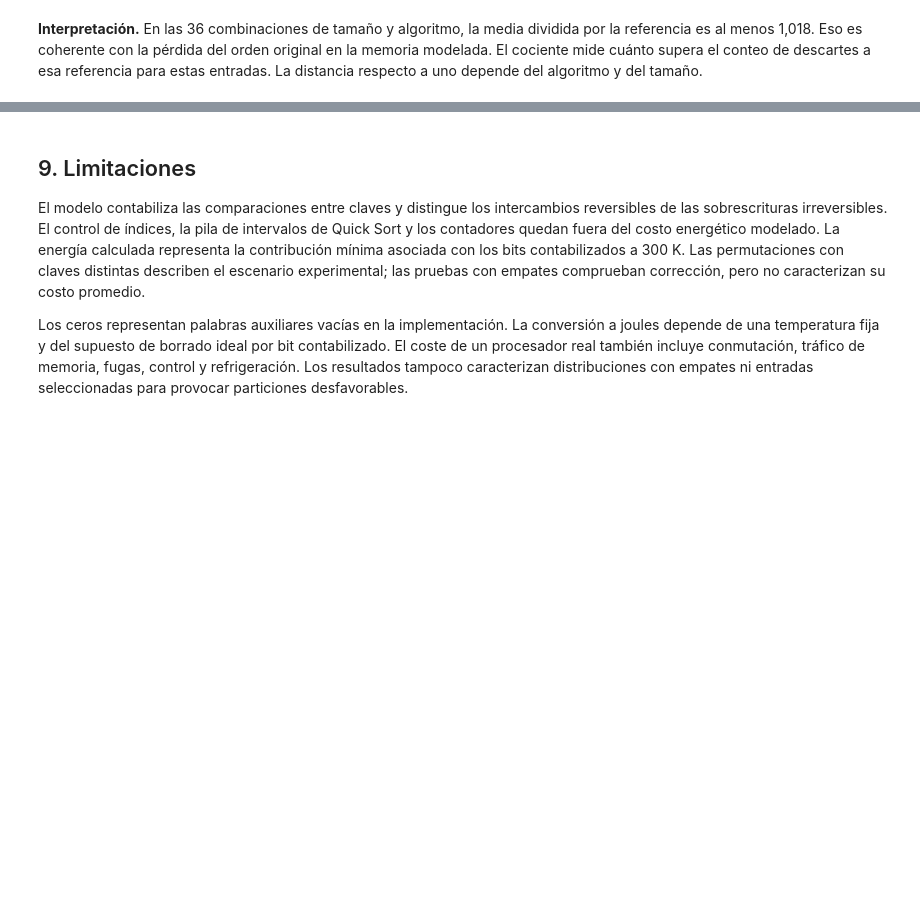
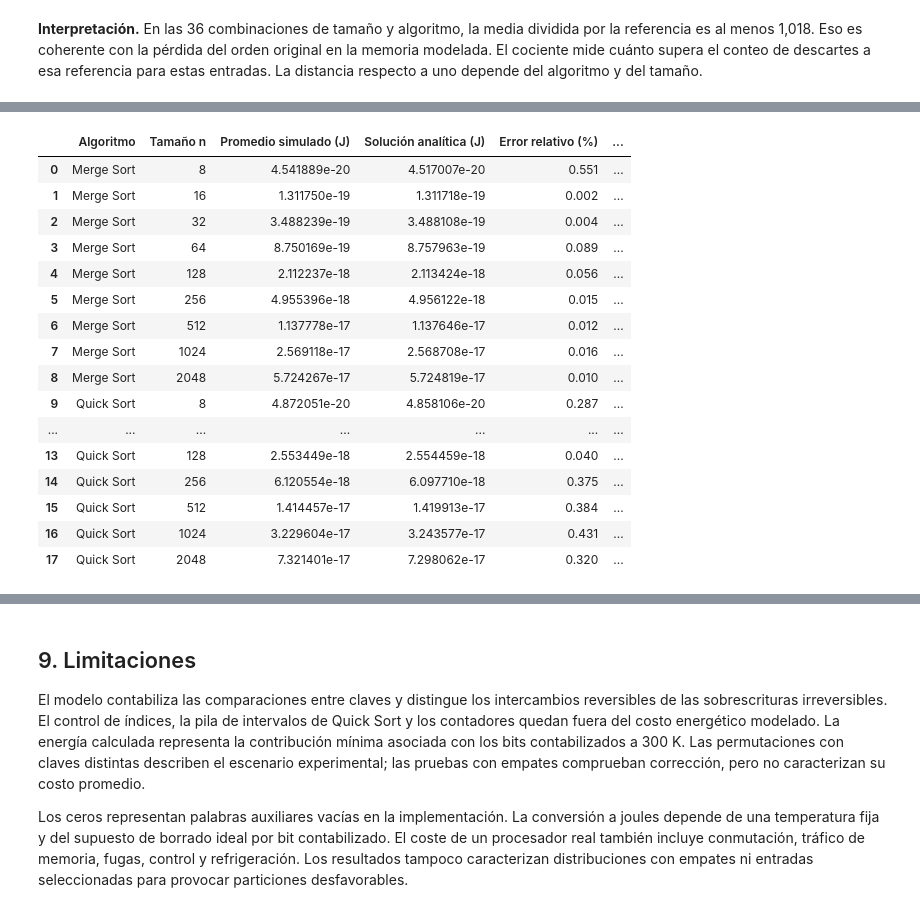
Before and after one commit to Davoreyh/proyecto_fisica, a Jupyter notebook: version_final_landauer.ipynb, the cells around one changed output, grey strips where cells are left out. Saved outputs shown, nothing was run; the diff lists cells and outputs as text; code cells hidden in the pictures; blank space fills up the shorter version.

```diff
--- a/version_final_landauer.ipynb
+++ b/version_final_landauer.ipynb
@@ -1212,0 +1241,98 @@ de Insertion Sort incluye su valor analítico como referencia adicional.
+# %%
+def merge_expected_comparisons(n):
+    """Suma las comparaciones esperadas de las fusiones iterativas.
+
+    Args:
+        n: Número de claves distintas en la permutación uniforme.
+
+    Returns:
+        Número esperado de comparaciones.
+    """
+    expected = 0.0
+    width = 1
+    while width < n:
+        for start in range(0, n, 2 * width):
+            mid = min(start + width, n)
+            end = min(start + 2 * width, n)
+            left_size = mid - start
+            right_size = end - mid
+            expected += (
+                left_size + right_size
+                - left_size / (right_size + 1)
+                - right_size / (left_size + 1)
+            )
+        width *= 2
+    return expected
+
+
+def quick_expected_comparisons(n):
+    """Calcula la media de comparaciones con un pivote de rango uniforme.
+
+    Args:
+        n: Número de claves distintas en la permutación uniforme.
+
+    Returns:
+        Número esperado de comparaciones.
+    """
+    return 2 * (n + 1) * harmonic_number(n) - 4 * n
+
+
+expected_comparisons = {
+    "Insertion Sort": insertion_expected_comparisons,
+    "Merge Sort": merge_expected_comparisons,
+    "Quick Sort": quick_expected_comparisons,
+}
+validation_mq = summary[
+    summary["algorithm"].isin(("Merge Sort", "Quick Sort"))
+].copy().sort_values(["algorithm", "n"])
+validation_mq["theoretical_energy"] = calculate_energy(
+    np.array(
+        [
+            expected_comparisons[name](n)
+            for name, n in zip(validation_mq["algorithm"], validation_mq["n"])
+        ]
+    )
+)
+validation_mq["relative_error_pct"] = 100 * (
+    (validation_mq["mean_energy"] - validation_mq["theoretical_energy"]).abs()
+    / validation_mq["theoretical_energy"]
+)
+validation_columns = {
+    "algorithm": "Algoritmo",
+    "n": "Tamaño n",
+    "mean_energy": "Promedio simulado (J)",
+    "theoretical_energy": "Solución analítica (J)",
+    "relative_error_pct": "Error relativo (%)",
+    "se_energy": "Error estándar (J)",
+}
+display(
+    validation_mq[list(validation_columns)]
+    .rename(columns=validation_columns)
+    .reset_index(drop=True)
+    .style.format(
+        {
+            "Promedio simulado (J)": "{:.6e}",
+            "Solución analítica (J)": "{:.6e}",
+            "Error relativo (%)": "{:.3f}",
+            "Error estándar (J)": "{:.6e}",
+        }
+    )
+)
+# %% [output]
+|  | Algoritmo | Tamaño n | Promedio simulado (J) | Solución analítica (J) | Error relativo (%) | ... |
+| 0 | Merge Sort | 8 | 4.541889e-20 | 4.517007e-20 | 0.551 | ... |
+| 1 | Merge Sort | 16 | 1.311750e-19 | 1.311718e-19 | 0.002 | ... |
+| 2 | Merge Sort | 32 | 3.488239e-19 | 3.488108e-19 | 0.004 | ... |
+| 3 | Merge Sort | 64 | 8.750169e-19 | 8.757963e-19 | 0.089 | ... |
+| 4 | Merge Sort | 128 | 2.112237e-18 | 2.113424e-18 | 0.056 | ... |
+| 5 | Merge Sort | 256 | 4.955396e-18 | 4.956122e-18 | 0.015 | ... |
+| 6 | Merge Sort | 512 | 1.137778e-17 | 1.137646e-17 | 0.012 | ... |
+| 7 | Merge Sort | 1024 | 2.569118e-17 | 2.568708e-17 | 0.016 | ... |
+| 8 | Merge Sort | 2048 | 5.724267e-17 | 5.724819e-17 | 0.010 | ... |
+| 9 | Quick Sort | 8 | 4.872051e-20 | 4.858106e-20 | 0.287 | ... |
+| ... | ... | ... | ... | ... | ... | ... |
+| 13 | Quick Sort | 128 | 2.553449e-18 | 2.554459e-18 | 0.040 | ... |
+| 14 | Quick Sort | 256 | 6.120554e-18 | 6.097710e-18 | 0.375 | ... |
+| 15 | Quick Sort | 512 | 1.414457e-17 | 1.419913e-17 | 0.384 | ... |
+| 16 | Quick Sort | 1024 | 3.229604e-17 | 3.243577e-17 | 0.431 | ... |
+| 17 | Quick Sort | 2048 | 7.321401e-17 | 7.298062e-17 | 0.320 | ... |
```
Also changed, not shown: parts of 9 cells of this notebook.
